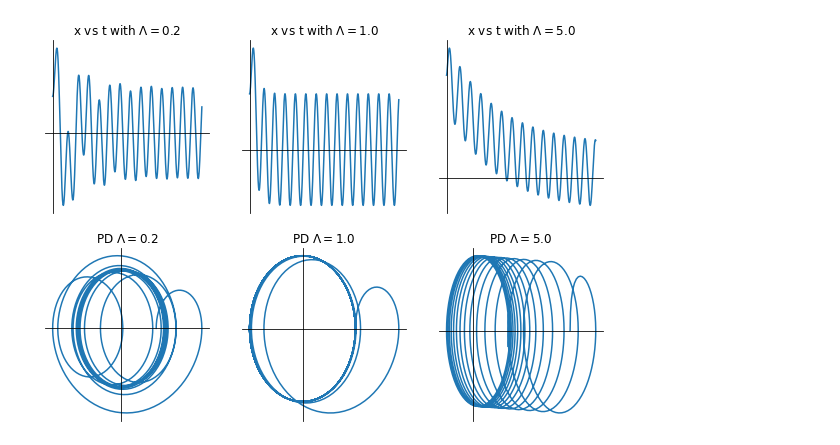
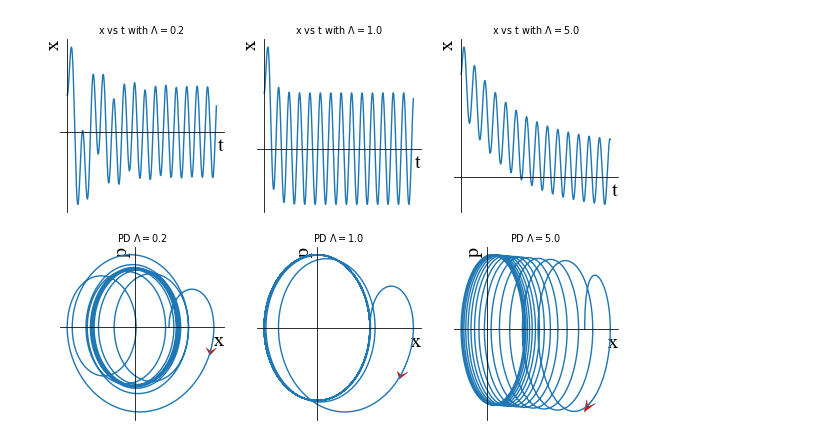
Before and after one commit to YRLewis/PhysicsPlot, a Jupyter notebook: ClassicMechanics/forced-vibration.ipynb, the cells around one changed output. Cells and saved outputs as stored; diff of their text form; code cells hidden in the pictures.

```diff
--- a/ClassicMechanics/forced-vibration.ipynb
+++ b/ClassicMechanics/forced-vibration.ipynb
@@ -2,33 +2,42 @@
 from scipy.integrate import odeint
 import numpy as np
 from matplotlib import pyplot as plt
+import matplotlib.style as psl
+psl.use('seaborn-paper')
 
 b_vec = np.array([0.2, 1.0, 5.0])
+wid_vec = np.array([0.3, 0.2, 0.1])
 def deri(xvec, time, b, w0, w, f):
     dx = xvec[1]
     d2x = f*np.cos(w*time)-2*b*xvec[1]-w0**2*xvec[0]
     return dx, d2x
 
 xinit = (1, 0)
 time_vec = np.linspace(0, 30, 1000)
 fig, ax = plt.subplots(2, 3, figsize=(10, 7))
 
 for i in range(2):
     for j in range(3):
         ax[i, j].spines['right'].set_color('none')
         ax[i, j].spines['top'].set_color('none')
         ax[i, j].spines['left'].set_position(('data', 0))
         ax[i, j].spines['bottom'].set_position(('data', 0))
         ax[i, j].set_yticks([])
         ax[i, j].set_xticks([])
+font2 = {'family' : 'Times New Roman','weight' : 'normal','size' : 20,}
 
 for i in range(3):
     xarr = odeint(deri, xinit, time_vec, args=(b_vec[i], 1, 3, 10))
     ax[0, i].plot(time_vec, xarr[:, 0])
     ax[1, i].plot(xarr[:,0], xarr[:,1])
+    ax[1, i].arrow(xarr[30, 0], xarr[30, 1], xarr[32, 0]-xarr[30, 0], xarr[32, 1]-xarr[30, 1], fc='r', overhang=0.5, head_width = wid_vec[i])
     ax[0, i].set_title(r'x vs t with $\Lambda='+str(b_vec[i])+'$')
     ax[1, i].set_title(r'PD $\Lambda='+str(b_vec[i])+'$')
+    ax[0, i].set_xlabel('t', font2, horizontalalignment='right', position=(1, -0.2))
+    ax[0, i].set_ylabel('x', font2, horizontalalignment='right', position=(-0.2, 1))
+    ax[1, i].set_xlabel('x', font2, horizontalalignment='right', position=(1, -0.2))
+    ax[1, i].set_ylabel('p', font2, horizontalalignment='right', position=(-0.2, 1))
 
 plt.show()
 # %% [output]
-[figure, old version]
+[figure, new version]
```
Also changed, not shown: 2 other files.
